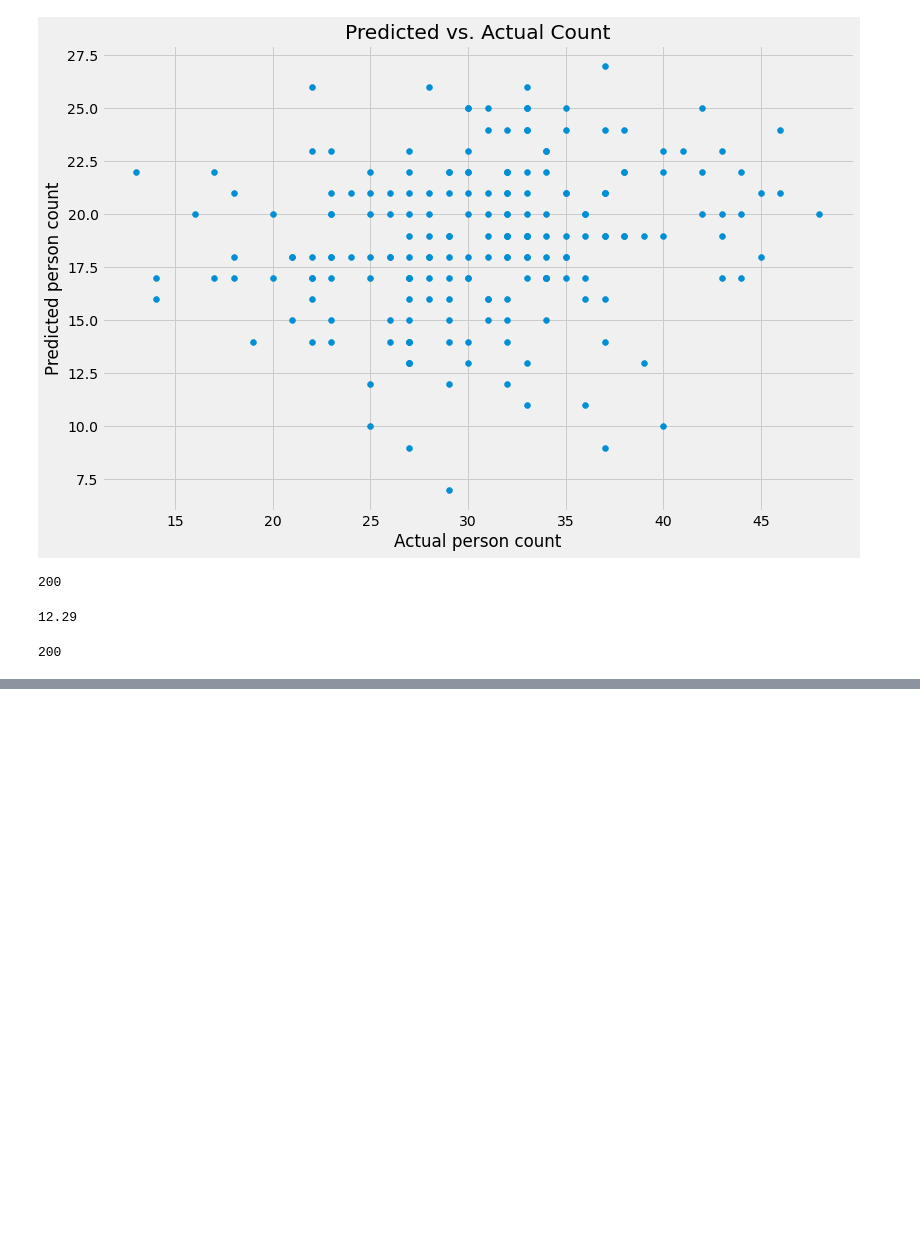
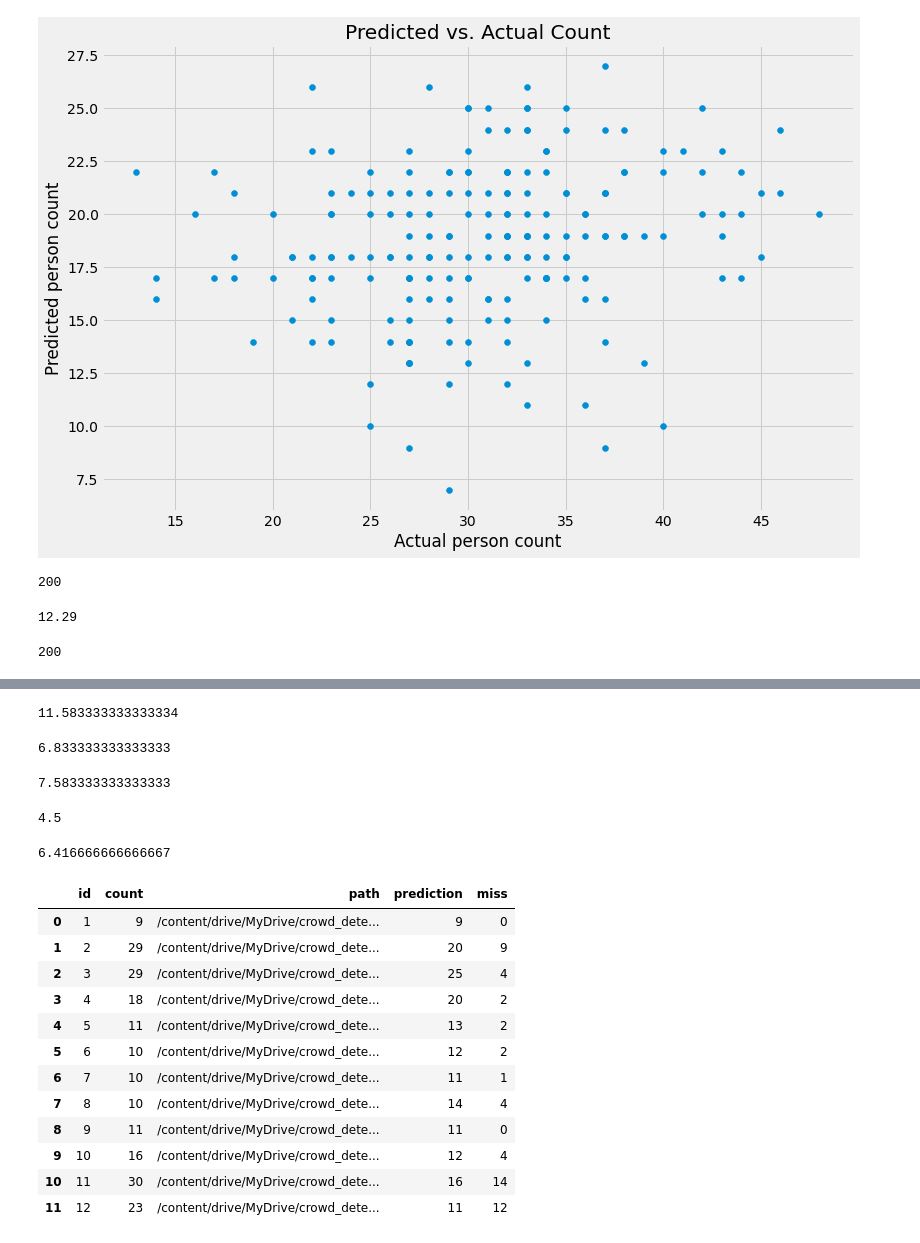
Before and after one commit to jeon-maker/Crowd_counting, a Jupyter notebook: use_1st.ipynb, the cells around one changed output, grey strips where cells are left out. Drawn from its saved outputs; the diff is of its cells as text; code cells hidden in the pictures; blank space fills up the shorter version.

```diff
--- a/use_1st.ipynb
+++ b/use_1st.ipynb
@@ -528,0 +687,14 @@ len(miss)
+# %%
+start = time.perf_counter()
+new_objects_035 = []
+with concurrent.futures.ThreadPoolExecutor() as executor:
+    results = [executor.submit(count_persons, path, detector, 0.35) for path in new_test_data['path']]
+    for f in tqdm(concurrent.futures.as_completed(results)):
+        new_objects_035.append(f.result())
+# %%
+start = time.perf_counter()
+new_objects_0325 = []
+with concurrent.futures.ThreadPoolExecutor() as executor:
+    results = [executor.submit(count_persons, path, detector, 0.325) for path in new_test_data['path']]
+    for f in tqdm(concurrent.futures.as_completed(results)):
+        new_objects_0325.append(f.result())
@@ -528,0 +715,2 @@ len(miss)
+# %%
+new_test_data_0325['prediction'] = new_objects_0325
@@ -528,0 +726,2 @@ len(miss)
+# %%
+new_test_data_0325['miss'] = abs(new_test_data_0325['prediction']-new_test_data_0325['count'])
@@ -528,0 +738,36 @@ len(miss)
+# %%
+new_test_data_025['miss'].mean()
+# %% [output]
+11.583333333333334
+# %%
+new_test_data_03['miss'].mean()
+# %% [output]
+6.833333333333333
+# %%
+new_test_data_035['miss'].mean()
+# %% [output]
+7.583333333333333
+# %%
+new_test_data_0325['miss'].mean()
+# %% [output]
+4.5
+# %%
+new_test_data_03125['miss'].mean()
+# %% [output]
+6.416666666666667
+# %%
+new_test_data_0325
+# %% [output]
+|  | id | count | path | prediction | miss |
+| 0 | 1 | 9 | /content/drive/MyDrive/crowd_dete... | 9 | 0 |
+| 1 | 2 | 29 | /content/drive/MyDrive/crowd_dete... | 20 | 9 |
+| 2 | 3 | 29 | /content/drive/MyDrive/crowd_dete... | 25 | 4 |
+| 3 | 4 | 18 | /content/drive/MyDrive/crowd_dete... | 20 | 2 |
+| 4 | 5 | 11 | /content/drive/MyDrive/crowd_dete... | 13 | 2 |
+| 5 | 6 | 10 | /content/drive/MyDrive/crowd_dete... | 12 | 2 |
+| 6 | 7 | 10 | /content/drive/MyDrive/crowd_dete... | 11 | 1 |
+| 7 | 8 | 10 | /content/drive/MyDrive/crowd_dete... | 14 | 4 |
+| 8 | 9 | 11 | /content/drive/MyDrive/crowd_dete... | 11 | 0 |
+| 9 | 10 | 16 | /content/drive/MyDrive/crowd_dete... | 12 | 4 |
+| 10 | 11 | 30 | /content/drive/MyDrive/crowd_dete... | 16 | 14 |
+| 11 | 12 | 23 | /content/drive/MyDrive/crowd_dete... | 11 | 12 |
```
Also changed, not shown: parts of 41 cells of this notebook.
